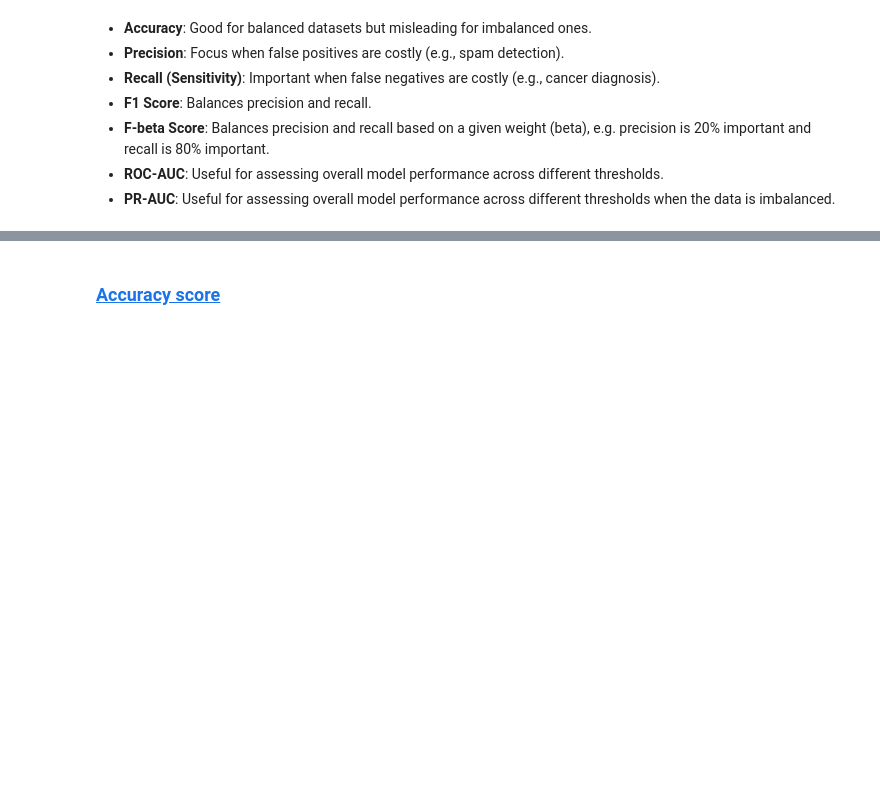
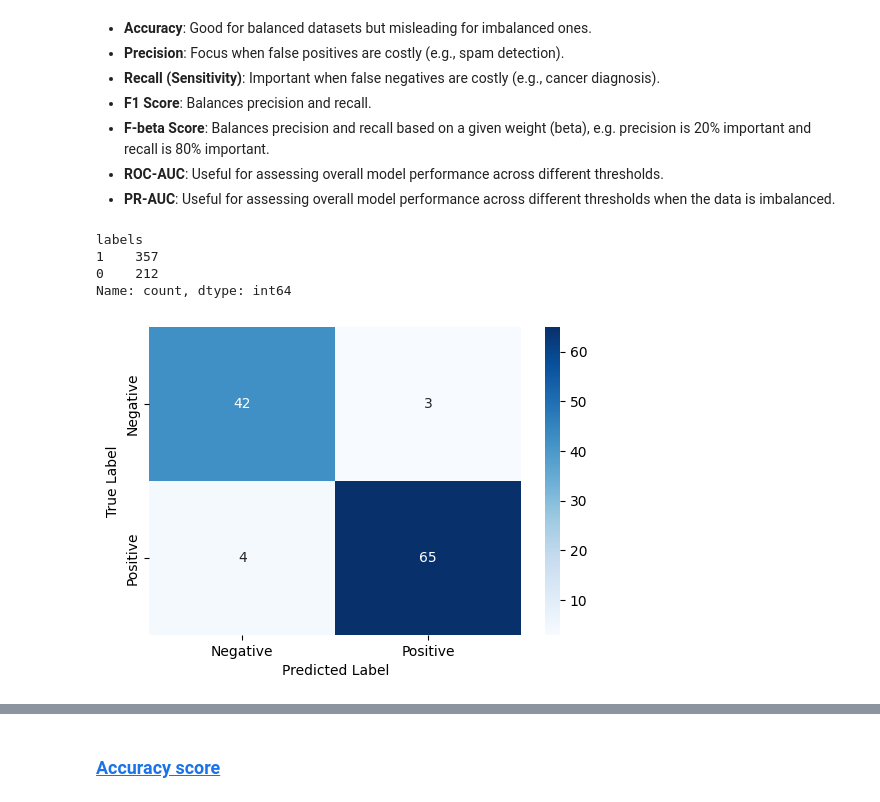
Before and after one commit to TheLazyCactus/ironhack-v4-data-lessons, a Jupyter notebook: cohorts/15_oct_24/05_ml/W17D3_model_evaluation_metrics.ipynb, the cells around one changed output, grey strips where cells are left out. Drawn from its saved outputs; the diff is of its cells as text; code cells hidden in the pictures; blank space fills up the shorter version.

```diff
--- a/cohorts/15_oct_24/05_ml/W17D3_model_evaluation_metrics.ipynb
+++ b/cohorts/15_oct_24/05_ml/W17D3_model_evaluation_metrics.ipynb
@@ -113,13 +288,33 @@ labels = pd.Series(cancer['target'], name = 'labels')
+# %%
+# Balanced data?
+labels.value_counts()
+# %% [output]
+labels
+1    357
+0    212
+Name: count, dtype: int64
 # %%
 # Display features & labels
 display(features)
 display(labels)
 # %%
 # Train-test split
-X_train, X_test, y_train, y_test = train_test_split(features, labels, random_state=2)
+X_train, X_test, y_train, y_test = train_test_split(features, labels, random_state=2, test_size=0.2)
 # %%
 ## Training a Model
 classifier = RandomForestClassifier(n_estimators=100, random_state=42)
 classifier.fit(X_train, y_train)
 y_pred = classifier.predict(X_test)
 y_prob = classifier.predict_proba(X_test)[:, 1]  # Probabilities for ROC-AUC
+# %%
+y_pred_05 = classifier.predict_proba(X_test)[:, 1] > 0.5 # probability threshold (KNN, SVM, NB don't calculate probabilities but LR, RF, DT, XGBoost they do calculate probabilities)
+y_pred_06 = classifier.predict_proba(X_test)[:, 1] > 0.6
+# %%
+conf_matrix = confusion_matrix(y_test, y_pred_05)
+plt.figure(figsize=(6,4))
+sns.heatmap(conf_matrix, annot=True, fmt='d', cmap='Blues', xticklabels=['Negative', 'Positive'], yticklabels=['Negative', 'Positive'])
+plt.xlabel('Predicted Label')
+plt.ylabel('True Label')
+plt.show()
+# %% [output]
+[figure, added]
```
Also changed, not shown: parts of 46 cells of this notebook, 1 other file.
